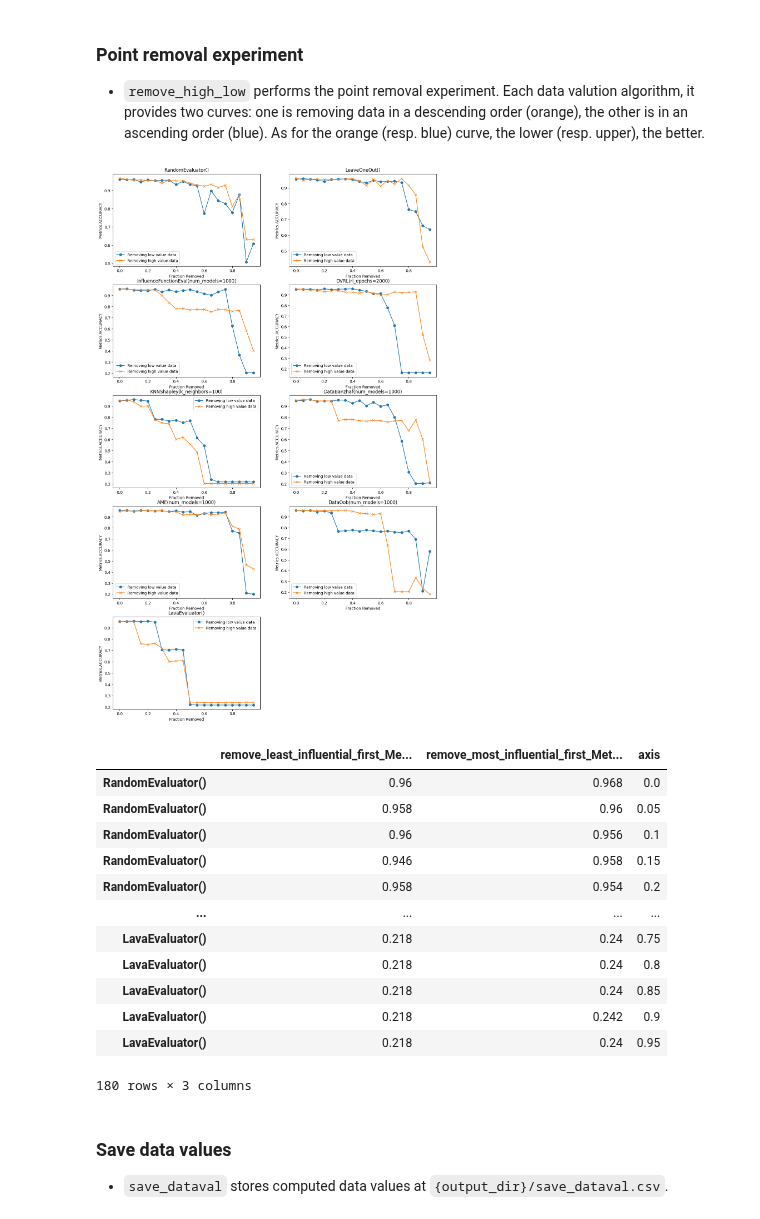
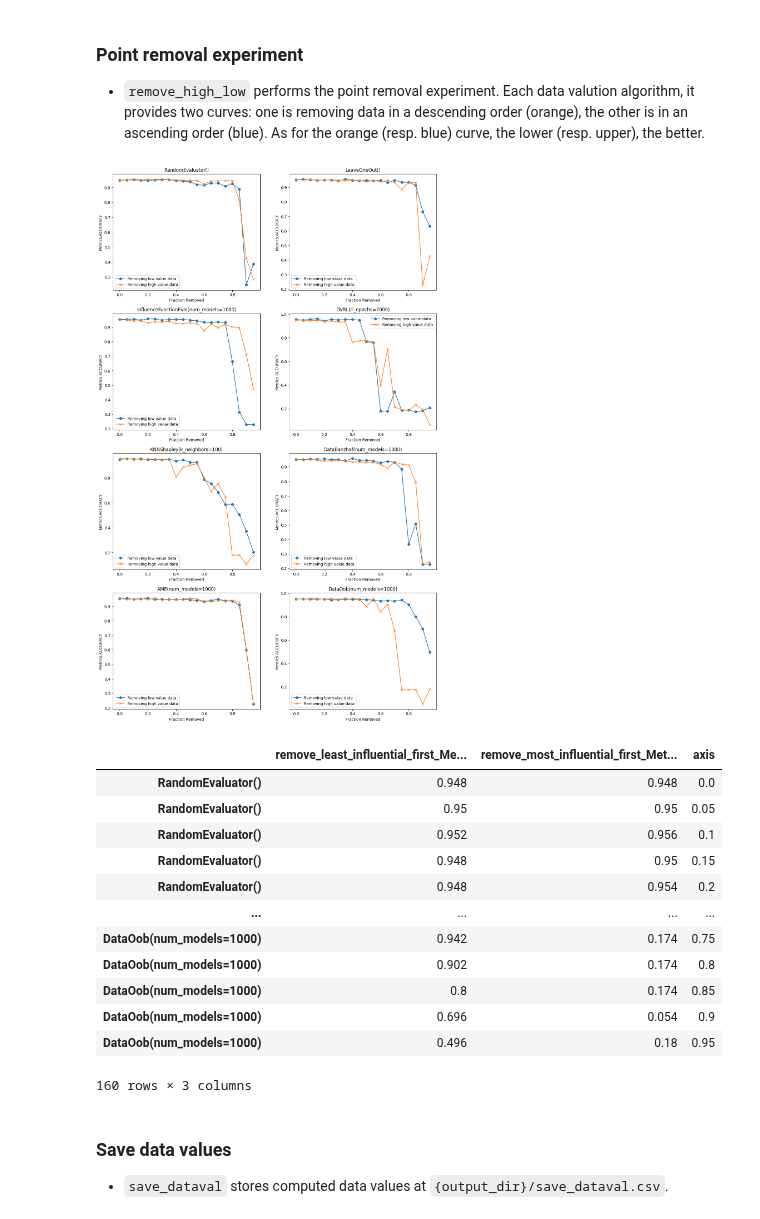
Before and after one commit to opendataval/opendataval, a Jupyter notebook: examples/bbc-embeddings_classification.ipynb, the cells around one changed output. Cells and saved outputs as stored; diff of their text form; code cells hidden in the pictures.

```diff
--- a/examples/bbc-embeddings_classification.ipynb
+++ b/examples/bbc-embeddings_classification.ipynb
@@ -38,8 +30,8 @@ The following code cell demonstrates how to set up `ExperimentMediator` with a p
 dataset_name = "bbc-embeddings"
 train_count, valid_count, test_count = 1000, 100, 500
 noise_rate = 0.1
-noise_kwargs = {'noise_rate': noise_rate, 'sigma': 2.0}
-model_name = "LogisticRegression" # will train a logistic regression model built with PyTorch
+noise_kwargs = {'noise_rate': noise_rate}
+model_name = "LogisticRegression"
 metric_name = "accuracy"
 train_kwargs = {"epochs": 3, "batch_size": 100, "lr": 0.01}
 device = torch.device('cuda')
@@ -52,7 +44,7 @@ exper_med = ExperimentMediator.model_factory_setup(
     train_count=train_count,
     valid_count=valid_count,
     test_count=test_count,
-    add_noise=add_gauss_noise,
+    add_noise=mix_labels,
     noise_kwargs=noise_kwargs,
     train_kwargs=train_kwargs,
     device=device,
@@ -68,16 +60,14 @@ Base line model metric_name='accuracy': perf=0.9559999704360962
 data_evaluators = [
     RandomEvaluator(),
     LeaveOneOut(), # leave one out
-    InfluenceSubsample(num_models=1000), # influence function
+    InfluenceFunctionEval(num_models=1000), # influence function
     DVRL(rl_epochs=2000), # Data valuation using Reinforcement Learning
     KNNShapley(k_neighbors=valid_count), # KNN-Shapley
 #     DataShapley(gr_threshold=1.05, mc_epochs=300, cache_name=f"cached"), # Data-Shapley ## slow
 #     BetaShapley(gr_threshold=1.05, mc_epochs=300, cache_name=f"cached"), # Beta-Shapley ## slow
     DataBanzhaf(num_models=1000), # Data-Banzhaf
     AME(num_models=1000), # Average Marginal Effects
-    DataOob(num_models=1000), # Data-OOB
-    LavaEvaluator(),
-#     RobustVolumeShapley(mc_epochs=300)
+    DataOob(num_models=1000) # Data-OOB
 ]
 # %%
 %%time
@@ -142,25 +130,25 @@ _, fig = exper_med.plot(discover_corrupted_sample, fig, col=2, save_output=True)
 - `remove_high_low` performs the point removal experiment. Each data valution algorithm, it provides two curves: one is removing data in a descending order (orange), the other is in an ascending order (blue). As for the orange (resp. blue) curve, the lower (resp. upper), the better.
 # %%
 fig = plt.figure(figsize=(15, 25))
-df_resp, fig = exper_med.plot(remove_high_low, fig, col=2, save_output=True)
+df_resp, fig = exper_med.plot(remove_high_low, fig, include_train=True, col=2, save_output=True)
 # %% [output]
-[figure, old version]
+[figure, new version]
 # %%
 df_resp # it provides complete information for generating point-removal experiment figures.
 # %% [output]
 |  | remove_least_influential_first_Me... | remove_most_influential_first_Met... | axis |
-| RandomEvaluator() | 0.96 | 0.968 | 0.0 |
-| RandomEvaluator() | 0.958 | 0.96 | 0.05 |
-| RandomEvaluator() | 0.96 | 0.956 | 0.1 |
-| RandomEvaluator() | 0.946 | 0.958 | 0.15 |
-| RandomEvaluator() | 0.958 | 0.954 | 0.2 |
+| RandomEvaluator() | 0.948 | 0.948 | 0.0 |
+| RandomEvaluator() | 0.95 | 0.95 | 0.05 |
+| RandomEvaluator() | 0.952 | 0.956 | 0.1 |
+| RandomEvaluator() | 0.948 | 0.95 | 0.15 |
+| RandomEvaluator() | 0.948 | 0.954 | 0.2 |
 | ... | ... | ... | ... |
-| LavaEvaluator() | 0.218 | 0.24 | 0.75 |
-| LavaEvaluator() | 0.218 | 0.24 | 0.8 |
-| LavaEvaluator() | 0.218 | 0.24 | 0.85 |
-| LavaEvaluator() | 0.218 | 0.242 | 0.9 |
-| LavaEvaluator() | 0.218 | 0.24 | 0.95 |
+| DataOob(num_models=1000) | 0.942 | 0.174 | 0.75 |
+| DataOob(num_models=1000) | 0.902 | 0.174 | 0.8 |
+| DataOob(num_models=1000) | 0.8 | 0.174 | 0.85 |
+| DataOob(num_models=1000) | 0.696 | 0.054 | 0.9 |
+| DataOob(num_models=1000) | 0.496 | 0.18 | 0.95 |
-180 rows × 3 columns
+160 rows × 3 columns
 # %% [markdown]
 ### Save data values
 - `save_dataval` stores computed data values at `{output_dir}/save_dataval.csv`.
```
Also changed, not shown: parts of 6 cells of this notebook, 3 other files.
